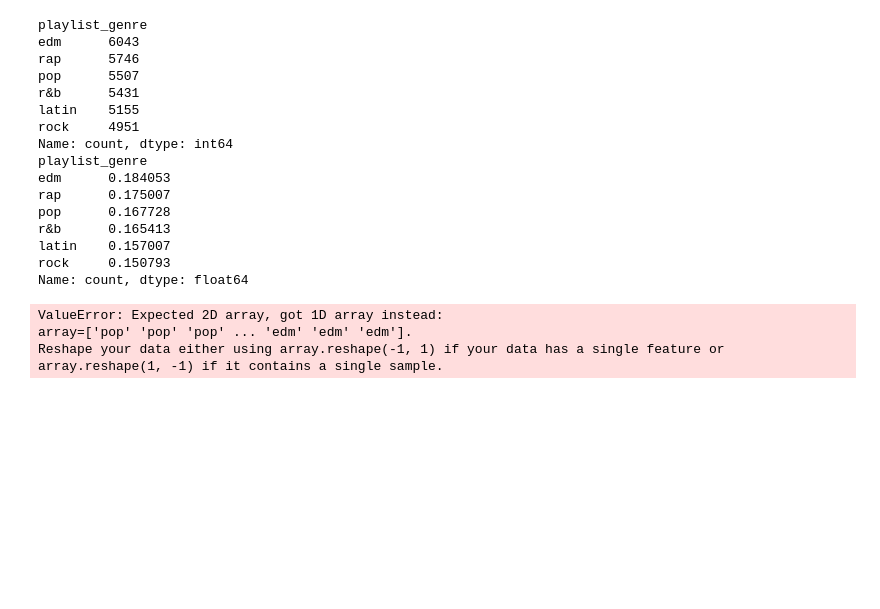
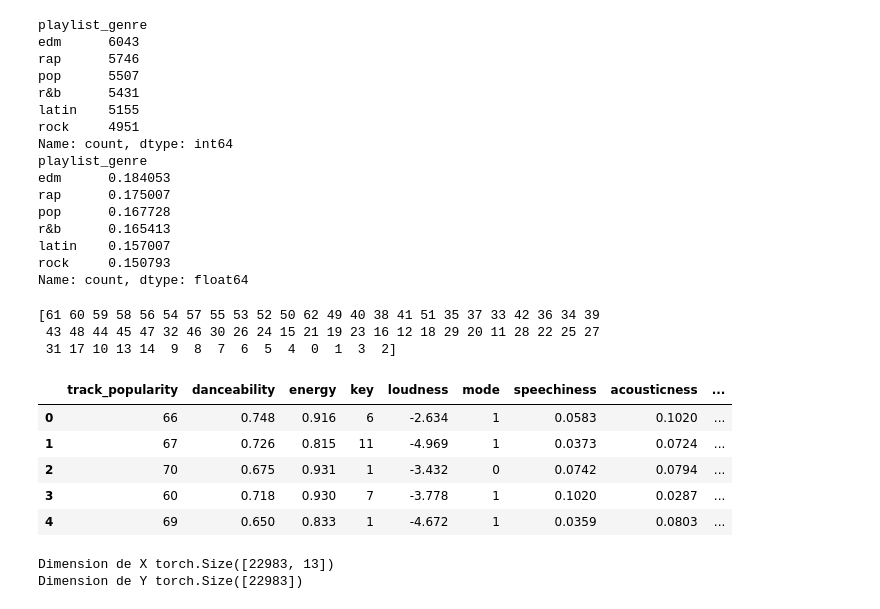
Before and after one commit to FeckNeck/deep-learning-project, a Jupyter notebook: index.ipynb, the cells around one changed output. Drawn from its saved outputs; the diff is of its cells as text; code cells hidden in the pictures; blank space fills up the shorter version.

```diff
--- a/index.ipynb
+++ b/index.ipynb
@@ -105,6 +136,7 @@ spotify[spotify['track_name'].isna()] #en regardant les 3 colonnes, ce sont bien
 #Variable à prédire
 y = spotify["playlist_genre"]
 y_label = spotify["playlist_genre"].unique()
+spotify.drop(columns=['playlist_genre'], inplace=True) #on retire la variable cible du dataset
 print(y_label) #représente le genre de la musique
 y_label.shape #on a 6 modalités, pop, rap, rock, latino, rhythm and blues (r&b) et electronic (edm)
 # %% [output]
@@ -133,11 +165,34 @@ r&b      0.165413
 latin    0.157007
 rock     0.150793
 Name: count, dtype: float64
-# %%
-enc = OneHotEncoder(drop='if_binary')
-y = enc.fit_transform(y)
-y
-# %% [output]
-ValueError: Expected 2D array, got 1D array instead:
-array=['pop' 'pop' 'pop' ... 'edm' 'edm' 'edm'].
-Reshape your data either using array.reshape(-1, 1) if your data has a single feature or array.reshape(1, -1) if it contains a single sample.
+# %%
+#Représentation de notre variable à prédire par rapport à la variable playlist_subgenre
+spotify[['playlist_genre', 'playlist_subgenre']] = spotify[['playlist_genre', 'playlist_subgenre']] \
+                                                  .apply(lambda x: x.str.capitalize(), axis=1)
+fig = px.sunburst(spotify,
+                  path=['playlist_genre', 'playlist_subgenre'],
+                  color='track_popularity',
+                  labels={'track_popularity': 'Popularity'})
+fig.show()
+# %%
+#On garde seulement l'année de sortie de l'album et on label encoding
+spotify['track_album_release_date'] = spotify['track_album_release_date'].str[:4]
+from sklearn.preprocessing import LabelEncoder
+le = LabelEncoder()
+spotify['track_album_release_date'] = le.fit_transform(spotify['track_album_release_date'])
+# %% [output]
+[61 60 59 58 56 54 57 55 53 52 50 62 49 40 38 41 51 35 37 33 42 36 34 39
+ 43 48 44 45 47 32 46 30 26 24 15 21 19 23 16 12 18 29 20 11 28 22 25 27
+ 31 17 10 13 14  9  8  7  6  5  4  0  1  3  2]
+# %%
+#Suppression des variables trop corrélées à a variable cible et des variables qualitatives avec beaucoup de modalités
+spotify.drop(columns=['track_id','track_artist','track_album_id', 'track_album_name','track_album_release_date','track_name', 'playlist_id','playlist_subgenre','playlist_name'], axis=1, inplace=True)
+# %%
+spotify.head(5)
+# %% [output]
+|  | track_popularity | danceability | energy | key | loudness | mode | speechiness | acousticness | ... |
+| 0 | 66 | 0.748 | 0.916 | 6 | -2.634 | 1 | 0.0583 | 0.1020 | ... |
+| 1 | 67 | 0.726 | 0.815 | 11 | -4.969 | 1 | 0.0373 | 0.0724 | ... |
+| 2 | 70 | 0.675 | 0.931 | 1 | -3.432 | 0 | 0.0742 | 0.0794 | ... |
+| 3 | 60 | 0.718 | 0.930 | 7 | -3.778 | 1 | 0.1020 | 0.0287 | ... |
+| 4 | 69 | 0.650 | 0.833 | 1 | -4.672 | 1 | 0.0359 | 0.0803 | ... |
@@ -143,0 +211,22 @@ Reshape your data either using array.reshape(-1, 1) if your data has a single fe
+# %%
+train_X, test_X, train_y, test_y = train_test_split(spotify, y,
+                                                    train_size=0.7,
+                                                    test_size=0.3,
+                                                    random_state=100,
+                                                    stratify=y)
+
+#change Y to numpy.ndarray
+train_y = train_y.to_numpy()
+test_y = test_y.to_numpy()
+
+## Transformer les données en Tenseurs
+X_train = torch.FloatTensor(train_X)
+X_test = torch.FloatTensor(test_X)
+Y_train = torch.LongTensor(train_y)
+Y_test = torch.LongTensor(test_y)
+
+print("Dimension de X",X_train.shape)
+print("Dimension de Y", Y_train.shape)
+# %% [output]
+Dimension de X torch.Size([22983, 13])
+Dimension de Y torch.Size([22983])
```
Also changed, not shown: parts of 18 cells of this notebook, 2 other files.
